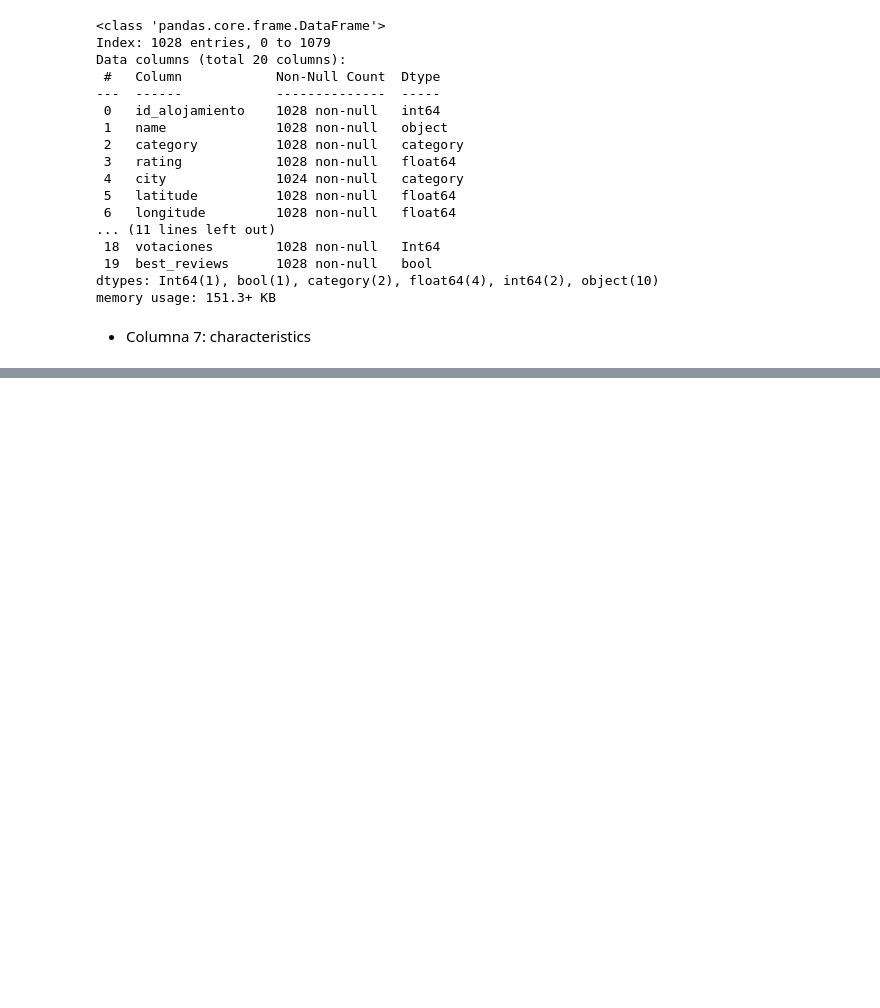
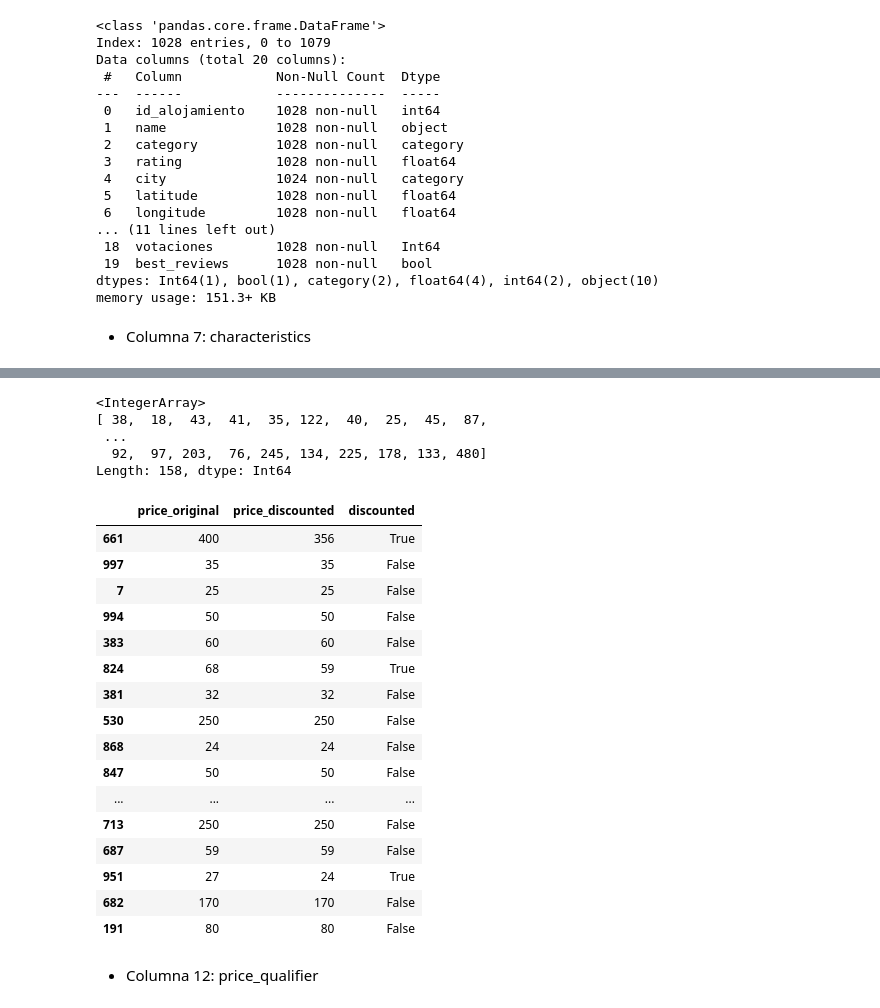
Before and after one commit to carlos1680/CPEDWObligatorio, a Jupyter notebook: trabajo.ipynb, the cells around one changed output, grey strips where cells are left out. Saved outputs shown, nothing was run; the diff lists cells and outputs as text; code cells hidden in the pictures; blank space fills up the shorter version.

```diff
--- a/trabajo.ipynb
+++ b/trabajo.ipynb
@@ -1337,0 +1715,2 @@ array([" 'Monoambiente'", " '1 dormitorio']", " '1 cama'", "5 baños'",
+# %%
+df_alquileres = df_alquileres.drop('price_discounted1', axis=1)
@@ -1337,0 +1730,32 @@ array([" 'Monoambiente'", " '1 dormitorio']", " '1 cama'", "5 baños'",
+# %%
+df_alquileres['price_discounted'].unique()
+# %% [output]
+<IntegerArray>
+[ 38,  18,  43,  41,  35, 122,  40,  25,  45,  87,
+ ...
+  92,  97, 203,  76, 245, 134, 225, 178, 133, 480]
+Length: 158, dtype: Int64
+# %%
+df_alquileres['price_discounted']=(pd.to_numeric(df_alquileres['price_discounted'], errors='coerce')).astype('Int64')
+# %%
+df_alquileres[['price_original','price_discounted','discounted']].sample(20)
+# %% [output]
+|  | price_original | price_discounted | discounted |
+| 661 | 400 | 356 | True |
+| 997 | 35 | 35 | False |
+| 7 | 25 | 25 | False |
+| 994 | 50 | 50 | False |
+| 383 | 60 | 60 | False |
+| 824 | 68 | 59 | True |
+| 381 | 32 | 32 | False |
+| 530 | 250 | 250 | False |
+| 868 | 24 | 24 | False |
+| 847 | 50 | 50 | False |
+| ... | ... | ... | ... |
+| 713 | 250 | 250 | False |
+| 687 | 59 | 59 | False |
+| 951 | 27 | 24 | True |
+| 682 | 170 | 170 | False |
+| 191 | 80 | 80 | False |
+# %% [markdown]
++ Columna 12: price_qualifier
```
Also changed, not shown: parts of 90 cells of this notebook.
